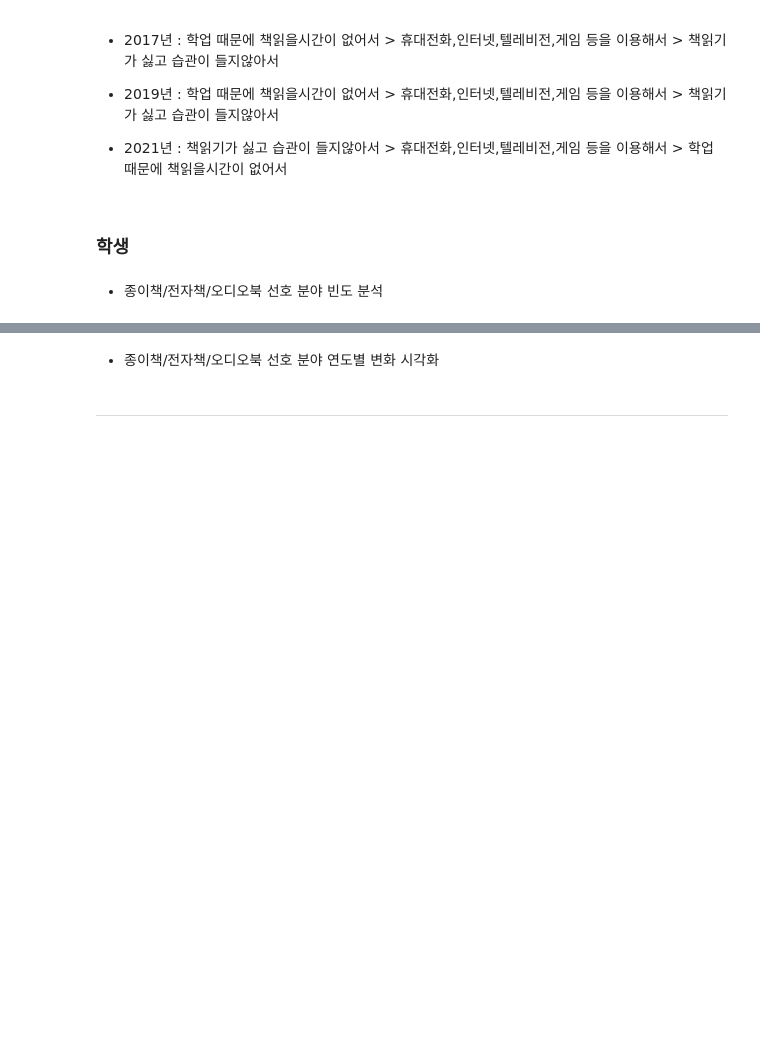
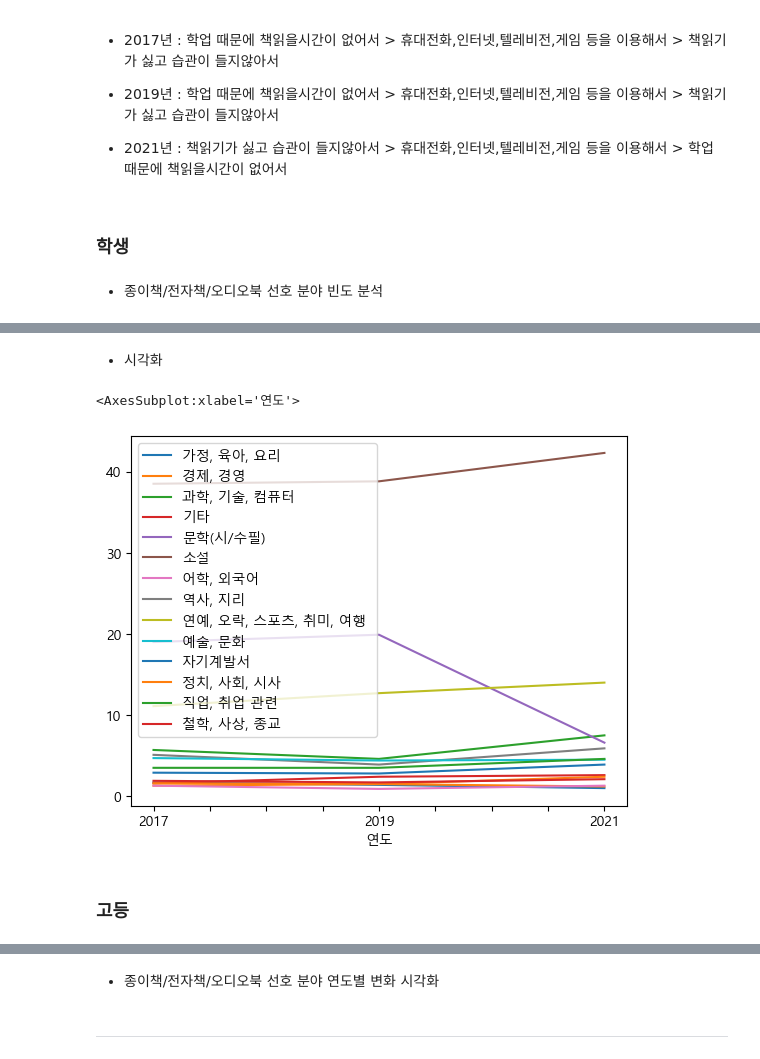
Before and after one commit to Yerial1125/semi_project, a Jupyter notebook: E조_세미프로젝트.ipynb, the cells around one changed output, grey strips where cells are left out. Cells and saved outputs as stored; diff of their text form; code cells hidden in the pictures; blank space fills up the shorter version.

```diff
--- a/E조_세미프로젝트.ipynb
+++ b/E조_세미프로젝트.ipynb
@@ -1749,0 +1855,9 @@ for i in list :
+# %%
+book_kind_mdl_gr = book_kind_mdl.groupby('연도')
+# %%
+def func_book_fav (gr) :
+    gr.replace({0:np.nan},inplace=True)
+    gr.dropna(thresh=3,inplace=True)
+    return gr['중고등 독서분야 선호도1'].value_counts()*2 + gr['중고등 독서분야 선호도2'].value_counts()
+# %%
+book_kind_mdl = book_kind_mdl_gr.apply(func_book_fav)
@@ -1749,0 +1872,5 @@ for i in list :
+# %%
+# 백분율로 확인하기
+book_kind_mdl_col =book_kind_mdl.columns
+book_kind_mdl = book_kind_mdl.div(book_kind_mdl[book_kind_mdl_col].sum(axis = 1),axis = 0).round(3)*100
+book_kind_mdl
@@ -1749,0 +1883,9 @@ for i in list :
+# %% [markdown]
+- 시각화
+# %%
+book_kind_mdl.plot()
+# %% [output]
+<AxesSubplot:xlabel='연도'>
+[figure, added]
+# %% [markdown]
+### 고등
```
Also changed, not shown: parts of 68 cells of this notebook.
